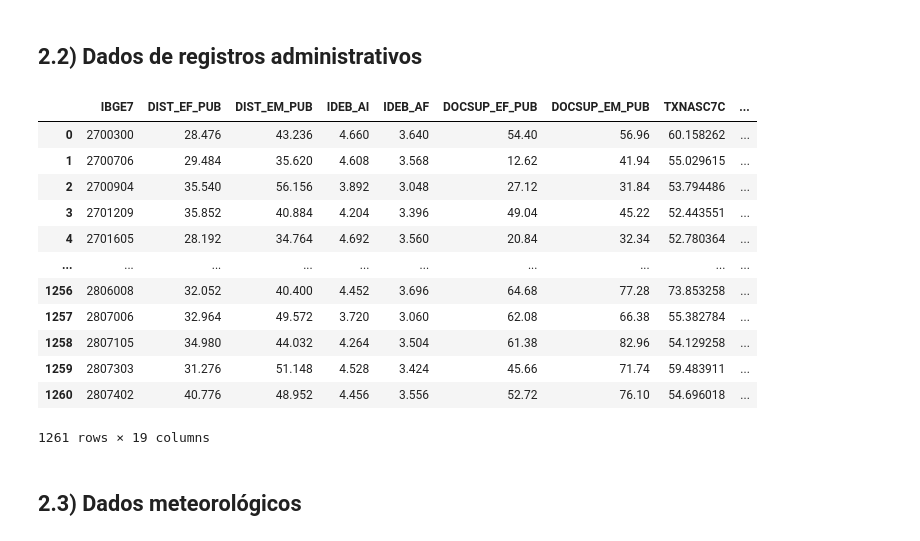
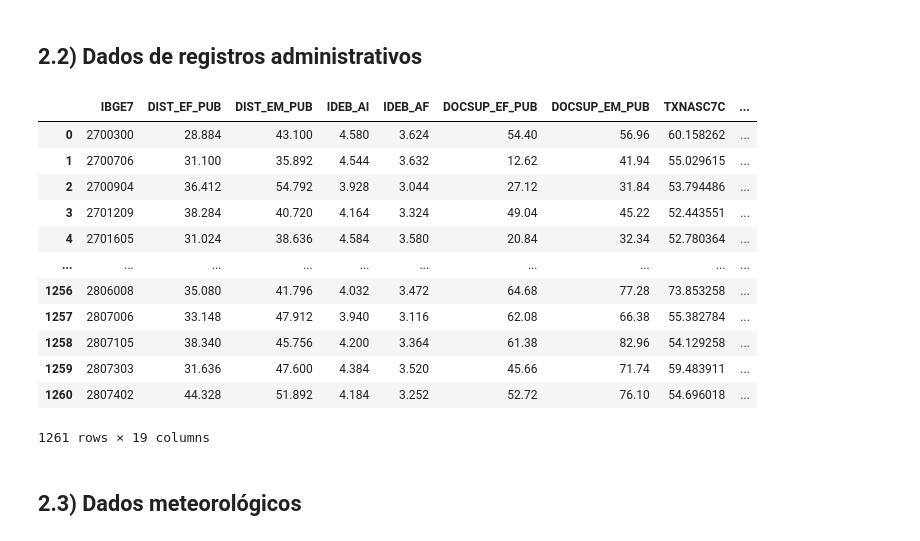
Before and after one commit to caiosoter/BCG2023, a Jupyter notebook: Notebooks/ColetaDosDados.ipynb, the cells around one changed output. Drawn from its saved outputs; the diff is of its cells as text; code cells hidden in the pictures.

```diff
--- a/Notebooks/ColetaDosDados.ipynb
+++ b/Notebooks/ColetaDosDados.ipynb
@@ -64,7 +64,9 @@ def calcular_populacao_total(municipio, municipios_df):
             populacao_total += row['POP_TOT']
     return populacao_total
 
-imputer = KNNImputer(n_neighbors=5)
+#imputer = IterativeImputer(random_state=42)
+imputer = KNNImputer(n_neighbors=5, weights="uniform")
+min_max = MinMaxScaler()
 
 metrics = [
     'ANO',
@@ -85,44 +87,50 @@ metrics = [
     'SNIS_PAGUA',
     'POP_TOT',
     "PMATPUB_EF",
     "PMATPUB_EM"
 ]
 
 reg_adm_mun = pd.read_excel(
     r'../Dados/Registros Administrativos/dados_registros_administrativos_total_2012_2017.xlsx',
     sheet_name = 'MUNICÍPIO'
 )
 
 reg_adm_mun = reg_adm_mun[reg_adm_mun['IBGE7'].isin(mun_ser['IBGE7'])]
 reg_adm_mun = reg_adm_mun[metrics]
 num_metrics = [metric for metric in reg_adm_mun.columns if metric !='IBGE7']
+
+# Imputation step:
+reg_adm_mun[num_metrics] = min_max.fit_transform(reg_adm_mun[num_metrics])
 reg_adm_mun[num_metrics] = imputer.fit_transform(reg_adm_mun[num_metrics])
+reg_adm_mun[num_metrics] = min_max.inverse_transform(reg_adm_mun[num_metrics])
+
+
 reg_adm_mun = reg_adm_mun.drop(columns='ANO')
 reg_adm_mun = reg_adm_mun.groupby(['IBGE7']).mean().reset_index()
 
 cidades = mun_ser.copy()
 cidades = cidades.merge(reg_adm_mun, on = 'IBGE7', how = 'inner')
 cidades['POP_TOT_30KM'] = 0
 for index, municipio in cidades.iterrows():
     populacao_total_30km = calcular_populacao_total(municipio, cidades)
     cidades.at[index, 'POP_TOT_30KM'] = populacao_total_30km
 
 cidades = cidades.drop(columns = ['UF', 'NOME', 'LATITUDE', 'LONGITUDE'])
 cidades.to_csv('../Dados/Views/registros_administrativos.csv')
 cidades
 # %% [output]
 |  | IBGE7 | DIST_EF_PUB | DIST_EM_PUB | IDEB_AI | IDEB_AF | DOCSUP_EF_PUB | DOCSUP_EM_PUB | TXNASC7C | ... |
-| 0 | 2700300 | 28.476 | 43.236 | 4.660 | 3.640 | 54.40 | 56.96 | 60.158262 | ... |
-| 1 | 2700706 | 29.484 | 35.620 | 4.608 | 3.568 | 12.62 | 41.94 | 55.029615 | ... |
-| 2 | 2700904 | 35.540 | 56.156 | 3.892 | 3.048 | 27.12 | 31.84 | 53.794486 | ... |
-| 3 | 2701209 | 35.852 | 40.884 | 4.204 | 3.396 | 49.04 | 45.22 | 52.443551 | ... |
-| 4 | 2701605 | 28.192 | 34.764 | 4.692 | 3.560 | 20.84 | 32.34 | 52.780364 | ... |
+| 0 | 2700300 | 28.884 | 43.100 | 4.580 | 3.624 | 54.40 | 56.96 | 60.158262 | ... |
+| 1 | 2700706 | 31.100 | 35.892 | 4.544 | 3.632 | 12.62 | 41.94 | 55.029615 | ... |
+| 2 | 2700904 | 36.412 | 54.792 | 3.928 | 3.044 | 27.12 | 31.84 | 53.794486 | ... |
+| 3 | 2701209 | 38.284 | 40.720 | 4.164 | 3.324 | 49.04 | 45.22 | 52.443551 | ... |
+| 4 | 2701605 | 31.024 | 38.636 | 4.584 | 3.580 | 20.84 | 32.34 | 52.780364 | ... |
 | ... | ... | ... | ... | ... | ... | ... | ... | ... | ... |
-| 1256 | 2806008 | 32.052 | 40.400 | 4.452 | 3.696 | 64.68 | 77.28 | 73.853258 | ... |
-| 1257 | 2807006 | 32.964 | 49.572 | 3.720 | 3.060 | 62.08 | 66.38 | 55.382784 | ... |
-| 1258 | 2807105 | 34.980 | 44.032 | 4.264 | 3.504 | 61.38 | 82.96 | 54.129258 | ... |
-| 1259 | 2807303 | 31.276 | 51.148 | 4.528 | 3.424 | 45.66 | 71.74 | 59.483911 | ... |
-| 1260 | 2807402 | 40.776 | 48.952 | 4.456 | 3.556 | 52.72 | 76.10 | 54.696018 | ... |
+| 1256 | 2806008 | 35.080 | 41.796 | 4.032 | 3.472 | 64.68 | 77.28 | 73.853258 | ... |
+| 1257 | 2807006 | 33.148 | 47.912 | 3.940 | 3.116 | 62.08 | 66.38 | 55.382784 | ... |
+| 1258 | 2807105 | 38.340 | 45.756 | 4.200 | 3.364 | 61.38 | 82.96 | 54.129258 | ... |
+| 1259 | 2807303 | 31.636 | 47.600 | 4.384 | 3.520 | 45.66 | 71.74 | 59.483911 | ... |
+| 1260 | 2807402 | 44.328 | 51.892 | 4.184 | 3.252 | 52.72 | 76.10 | 54.696018 | ... |
 1261 rows × 19 columns
 # %% [markdown]
 ## 2.3) Dados meteorológicos
```
Also changed, not shown: parts of 9 cells of this notebook.
